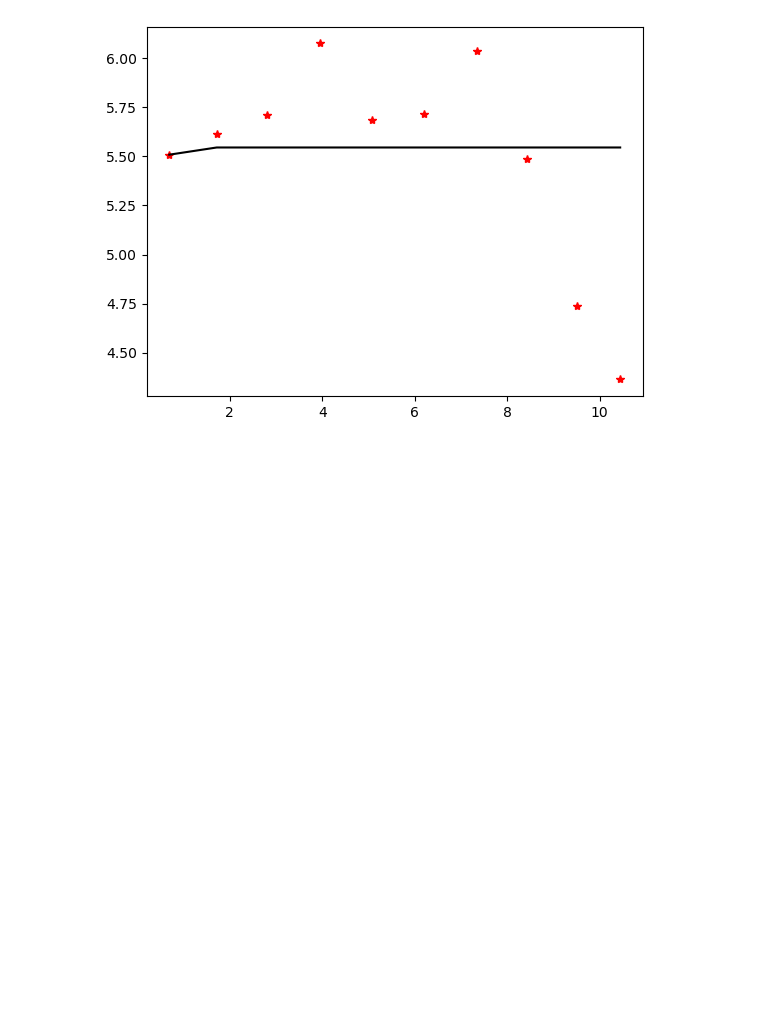
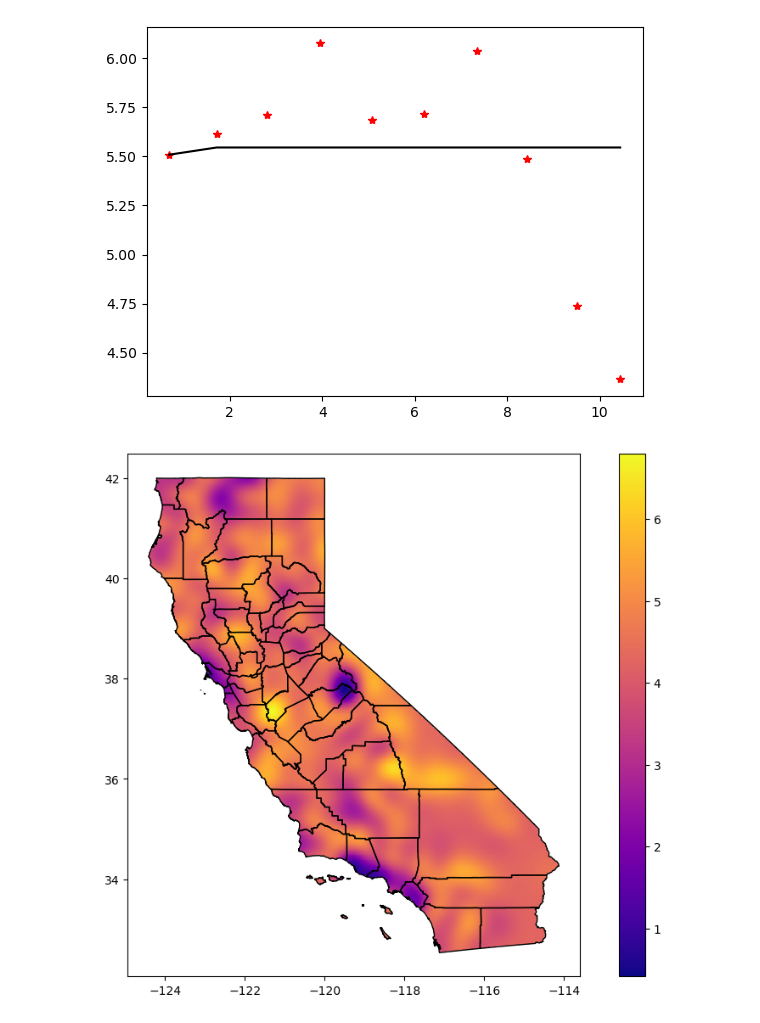
Before and after one commit to ternarysrche/rmp-wildfire, a Jupyter notebook: kriging_all.ipynb, the cells around one changed output. Drawn from its saved outputs; the diff is of its cells as text; code cells hidden in the pictures; blank space fills up the shorter version.

```diff
--- a/kriging_all.ipynb
+++ b/kriging_all.ipynb
@@ -23,7 +23,7 @@ cell_geo = pd.read_pickle("./dataframes/cell_geometry")
 cell = geopandas.GeoDataFrame(cell_geo, columns=['geometry'],
                                  crs='epsg:4326')
 
-jsonfile = ('/Users/christopher/Downloads/ark28722-s73w23-geojson.json')
+jsonfile = ('./ark28722-s73w23-geojson.json')
 world = geopandas.read_file(jsonfile)
 
 fires = pd.read_pickle("./dataframes/all_fires")
@@ -78,3 +78,13 @@ OK = OrdinaryKriging(
 [figure]
 # %%
 interpolated_values, stdsq = OK.execute("points", xi, yi)
+# %%
+import matplotlib.colors as colors
+
+def plotter(dataset):
+    cell["interpolated_value"] = dataset
+    ax = cell.plot(column='interpolated_value', figsize=(12, 8), cmap='plasma', legend=True)
+    world.to_crs(cell.crs).plot(ax = ax, color = "none", edgecolor = 'black', figsize = (12,8))
+plotter(interpolated_values)
+# %% [output]
+[figure, added]
```
Also changed, not shown: parts of 1 cell of this notebook, 6 other files.
